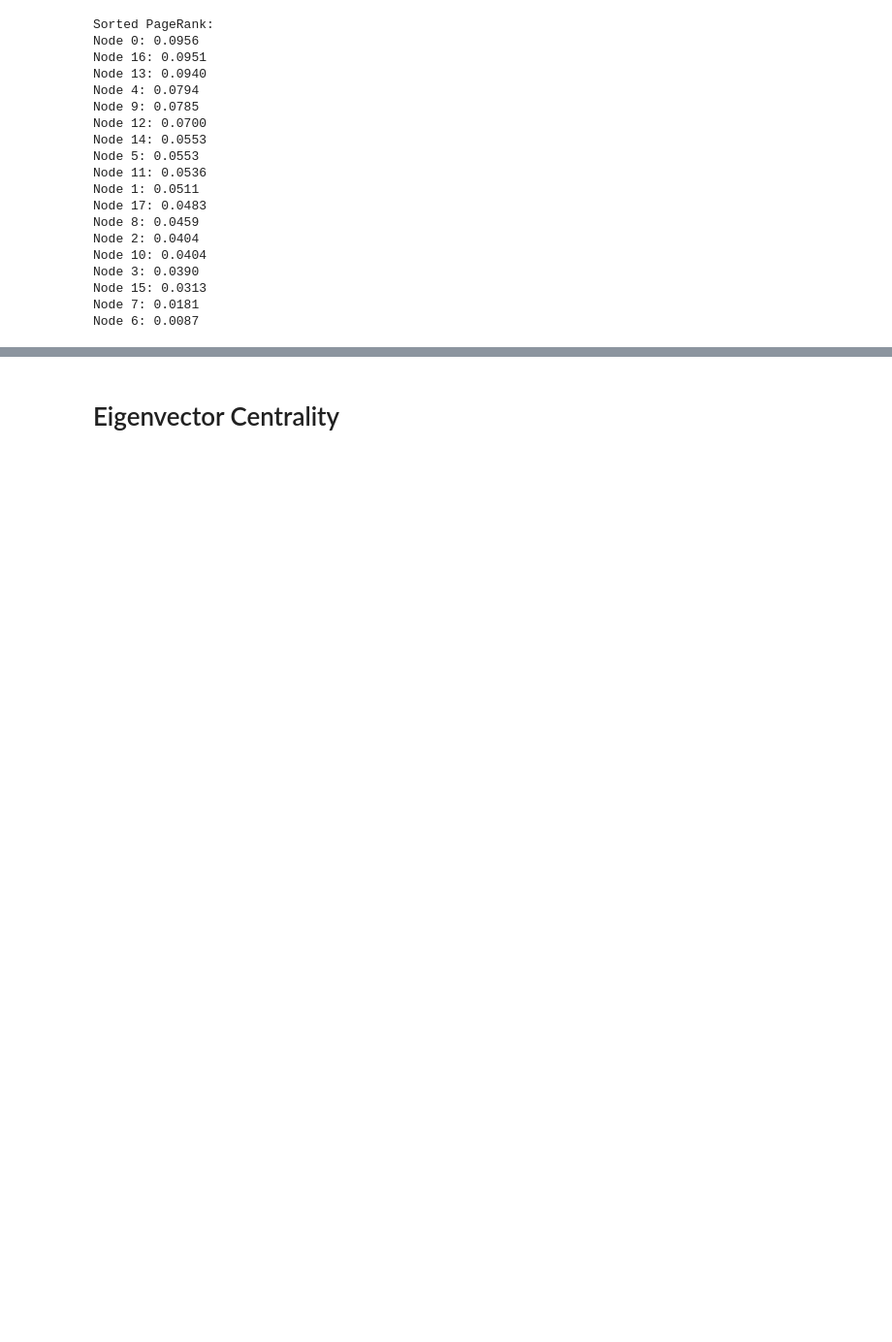
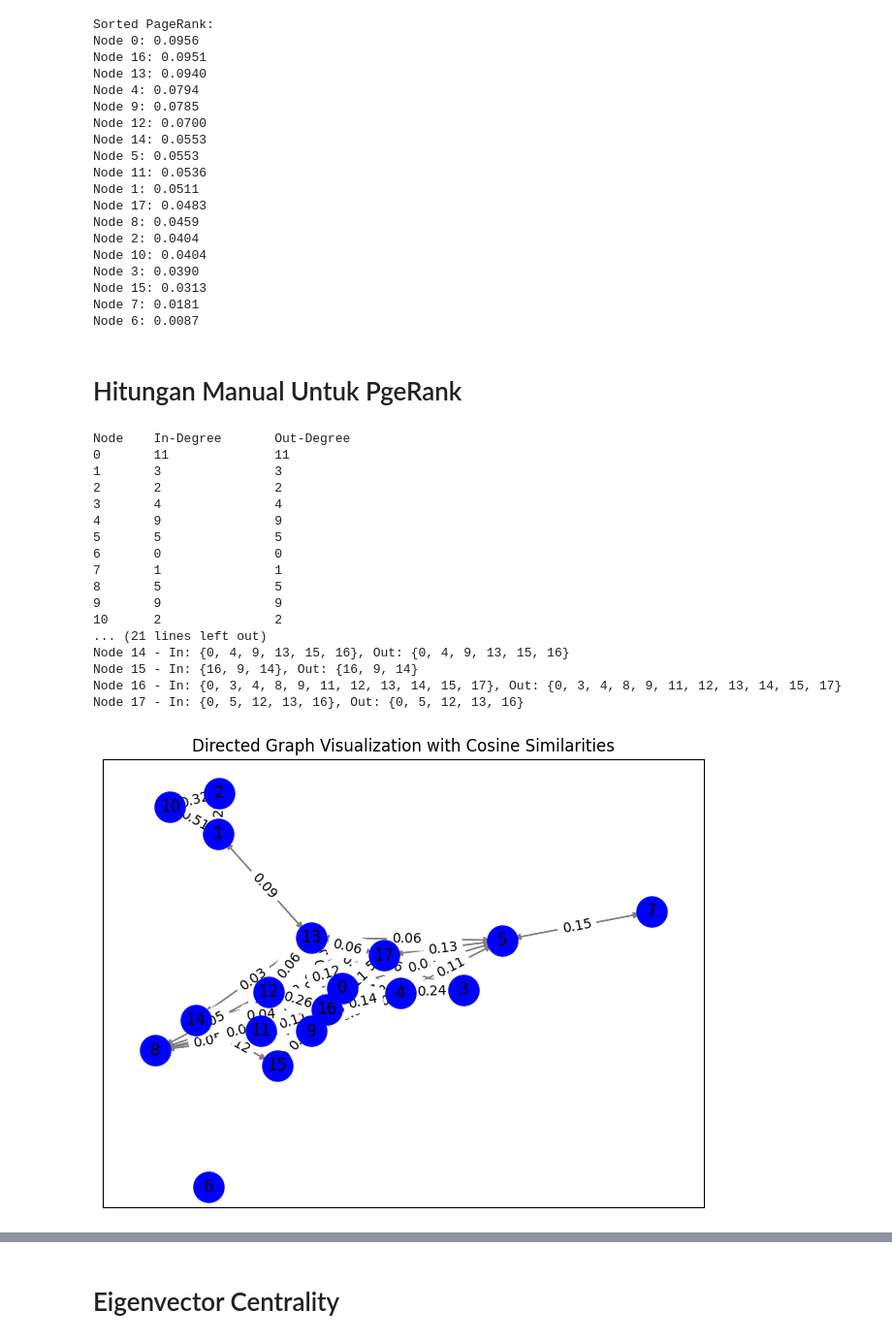
Before and after one commit to muflikhatin/web-1, a Jupyter notebook: _sources/closeness_centrality.ipynb, the cells around one changed output, grey strips where cells are left out. Shown: that part at 97% size. Drawn from its saved outputs; the diff is of its cells as text; code cells hidden in the pictures; blank space fills up the shorter version.

```diff
--- a/_sources/closeness_centrality.ipynb
+++ b/_sources/closeness_centrality.ipynb
@@ -349,3 +427,77 @@ Node 3: 0.0390
 Node 15: 0.0313
 Node 7: 0.0181
 Node 6: 0.0087
+# %% [markdown]
+# Hitungan Manual Untuk PgeRank
+# %%
+import networkx as nx
+import matplotlib.pyplot as plt
+
+# Your existing code adapted to cosine_similarities data
+G = nx.DiGraph()
+for i in range(len(cosine_similarities)):
+    G.add_node(i)
+
+for i in range(len(cosine_similarities)):
+    for j in range(len(cosine_similarities)):
+        similarity = cosine_similarities[i][j]
+        if similarity > 0.02 and i != j:
+            G.add_edge(i, j, weight=round(similarity, 2))  # Adding edge with rounded similarity
+
+pos = nx.spring_layout(G)
+plt.figure(figsize=(8, 6))
+nx.draw_networkx_nodes(G, pos, node_size=500, node_color='b')
+nx.draw_networkx_edges(G, pos, edge_color='gray', arrows=True)
+nx.draw_networkx_labels(G, pos)
+
+# Adding edge labels
+edge_labels = nx.get_edge_attributes(G, 'weight')
+edge_labels = {(i, j): f"{weight:.2f}" for (i, j), weight in edge_labels.items()}
+nx.draw_networkx_edge_labels(G, pos, edge_labels=edge_labels)
+
+# Calculating in-degree and out-degree for each node
+indegree = dict(G.in_degree())
+outdegree = dict(G.out_degree())
+
+# Threshold for connecting nodes
+threshold = 0.02
+
+# Printing in-degree and out-degree for each node
+print("Node\tIn-Degree\tOut-Degree")
+for node in G.nodes():
+    print(f"{node}\t{indegree.get(node, 0)}\t\t{outdegree.get(node, 0)}")
+
+# Initializing sets for nodes based on in-degree and out-degree of all nodes in the graph
+connected_to = {node: {'in': set(), 'out': set()} for node in G.nodes()}
+for node in G.nodes():
+    for neighbor in G.neighbors(node):
+        if neighbor != node:
+            connected_to[node]['out'].add(neighbor)
+            connected_to[neighbor]['in'].add(node)
+
+# Printing the initialized sets for all nodes in the graph
+for node in G.nodes():
+    print(f"Node {node} - In: {connected_to[node]['in']}, Out: {connected_to[node]['out']}")
+
+plt.title("Directed Graph Visualization with Cosine Similarities")
+plt.savefig('graph.pdf')
+plt.show()
+# %% [output]
+Node    In-Degree       Out-Degree
+0       11              11
+1       3               3
+2       2               2
+3       4               4
+4       9               9
+5       5               5
+6       0               0
+7       1               1
+8       5               5
+9       9               9
+10      2               2
+... (21 lines left out)
+Node 14 - In: {0, 4, 9, 13, 15, 16}, Out: {0, 4, 9, 13, 15, 16}
+Node 15 - In: {16, 9, 14}, Out: {16, 9, 14}
+Node 16 - In: {0, 3, 4, 8, 9, 11, 12, 13, 14, 15, 17}, Out: {0, 3, 4, 8, 9, 11, 12, 13, 14, 15, 17}
+Node 17 - In: {0, 5, 12, 13, 16}, Out: {0, 5, 12, 13, 16}
+[figure, added]
```
Also changed, not shown: parts of 19 cells of this notebook, 25 other files.
